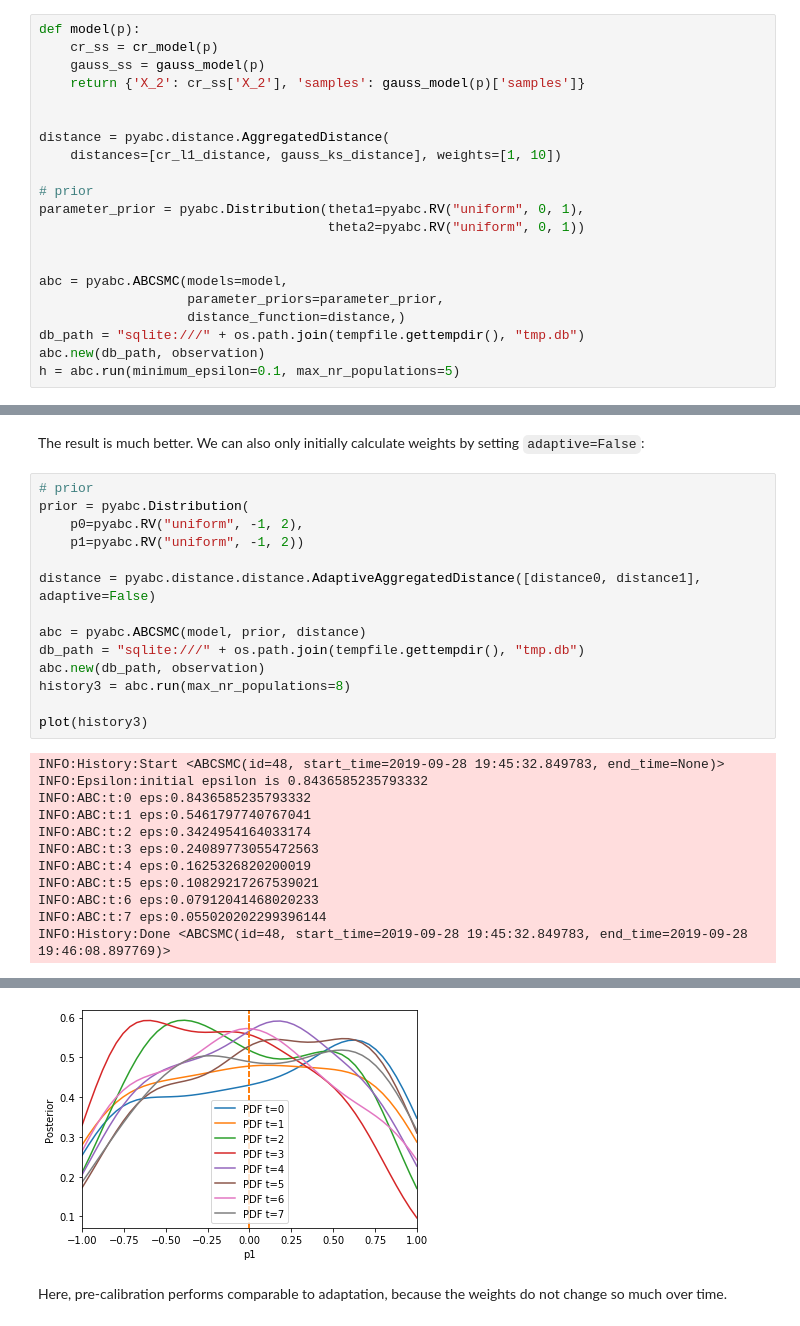
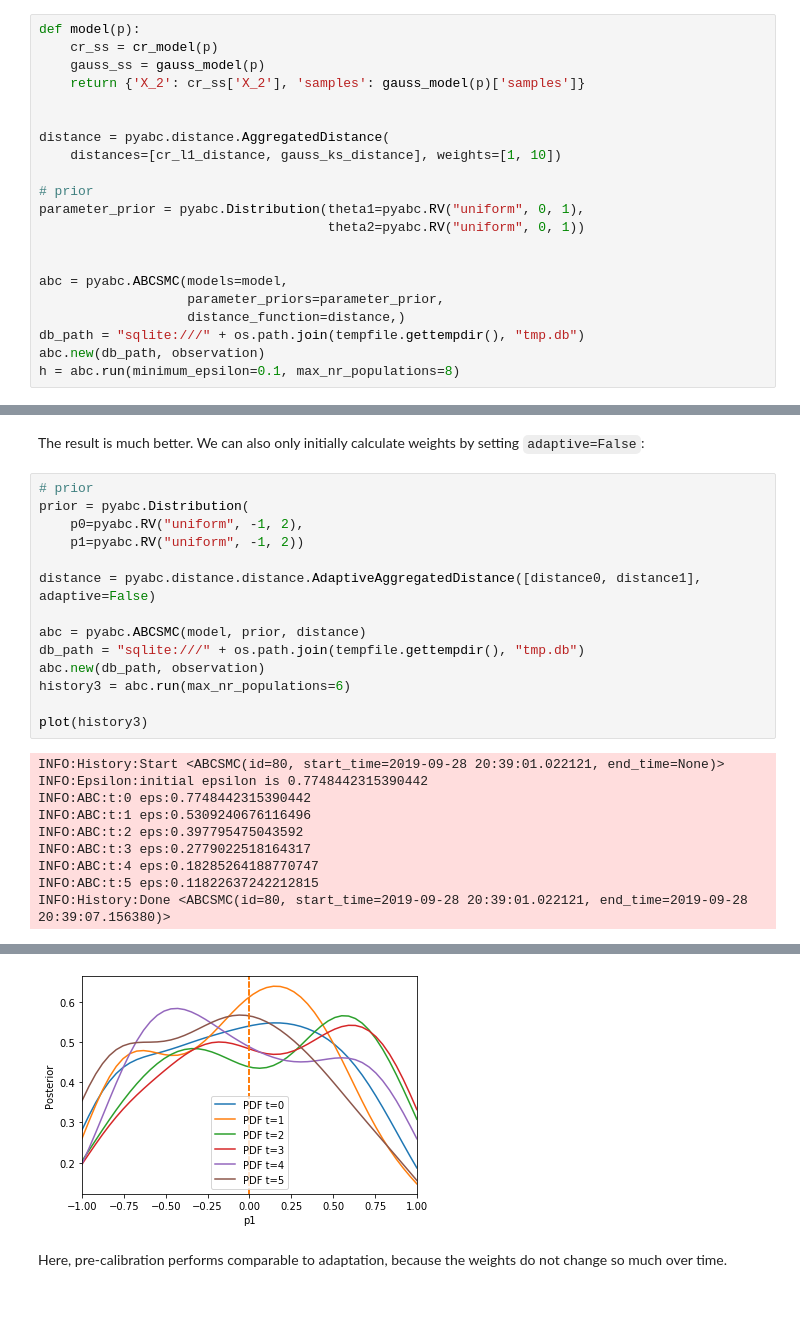
Before and after one commit to ICB-DCM/pyABC, a Jupyter notebook: doc/examples/aggregated_distances.ipynb, the cells around one changed output, grey strips where cells are left out. Cells and saved outputs as stored; diff of their text form.

```diff
--- a/doc/examples/aggregated_distances.ipynb
+++ b/doc/examples/aggregated_distances.ipynb
@@ -83,5 +83,5 @@ abc = pyabc.ABCSMC(models=model,
                    distance_function=distance,)
 db_path = "sqlite:///" + os.path.join(tempfile.gettempdir(), "tmp.db")
 abc.new(db_path, observation)
-h = abc.run(minimum_epsilon=0.1, max_nr_populations=5)
+h = abc.run(minimum_epsilon=0.1, max_nr_populations=8)
 # %% [output]
@@ -245,18 +244,16 @@ distance = pyabc.distance.distance.AdaptiveAggregatedDistance([distance0, distan
 abc = pyabc.ABCSMC(model, prior, distance)
 db_path = "sqlite:///" + os.path.join(tempfile.gettempdir(), "tmp.db")
 abc.new(db_path, observation)
-history3 = abc.run(max_nr_populations=8)
+history3 = abc.run(max_nr_populations=6)
 
 plot(history3)
 # %% [output]
-INFO:History:Start <ABCSMC(id=48, start_time=2019-09-28 19:45:32.849783, end_time=None)>
-INFO:Epsilon:initial epsilon is 0.8436585235793332
-INFO:ABC:t:0 eps:0.8436585235793332
-INFO:ABC:t:1 eps:0.5461797740767041
-INFO:ABC:t:2 eps:0.3424954164033174
-INFO:ABC:t:3 eps:0.24089773055472563
-INFO:ABC:t:4 eps:0.1625326820200019
-INFO:ABC:t:5 eps:0.10829217267539021
-INFO:ABC:t:6 eps:0.07912041468020233
-INFO:ABC:t:7 eps:0.055020202299396144
-INFO:History:Done <ABCSMC(id=48, start_time=2019-09-28 19:45:32.849783, end_time=2019-09-28 19:46:08.897769)>
+INFO:History:Start <ABCSMC(id=80, start_time=2019-09-28 20:39:01.022121, end_time=None)>
+INFO:Epsilon:initial epsilon is 0.7748442315390442
+INFO:ABC:t:0 eps:0.7748442315390442
+INFO:ABC:t:1 eps:0.5309240676116496
+INFO:ABC:t:2 eps:0.397795475043592
+INFO:ABC:t:3 eps:0.2779022518164317
+INFO:ABC:t:4 eps:0.18285264188770747
+INFO:ABC:t:5 eps:0.11822637242212815
+INFO:History:Done <ABCSMC(id=80, start_time=2019-09-28 20:39:01.022121, end_time=2019-09-28 20:39:07.156380)>
@@ -264,4 +261,4 @@ INFO:History:Done <ABCSMC(id=48, start_time=2019-09-28 19:45:32.849783, end_time
-[figure, old version]
+[figure, new version]
 # %% [markdown]
 Here, pre-calibration performs comparable to adaptation, because the weights do not change so much over time.
 # %% [markdown]
```
Also changed, not shown: parts of 8 cells of this notebook.
